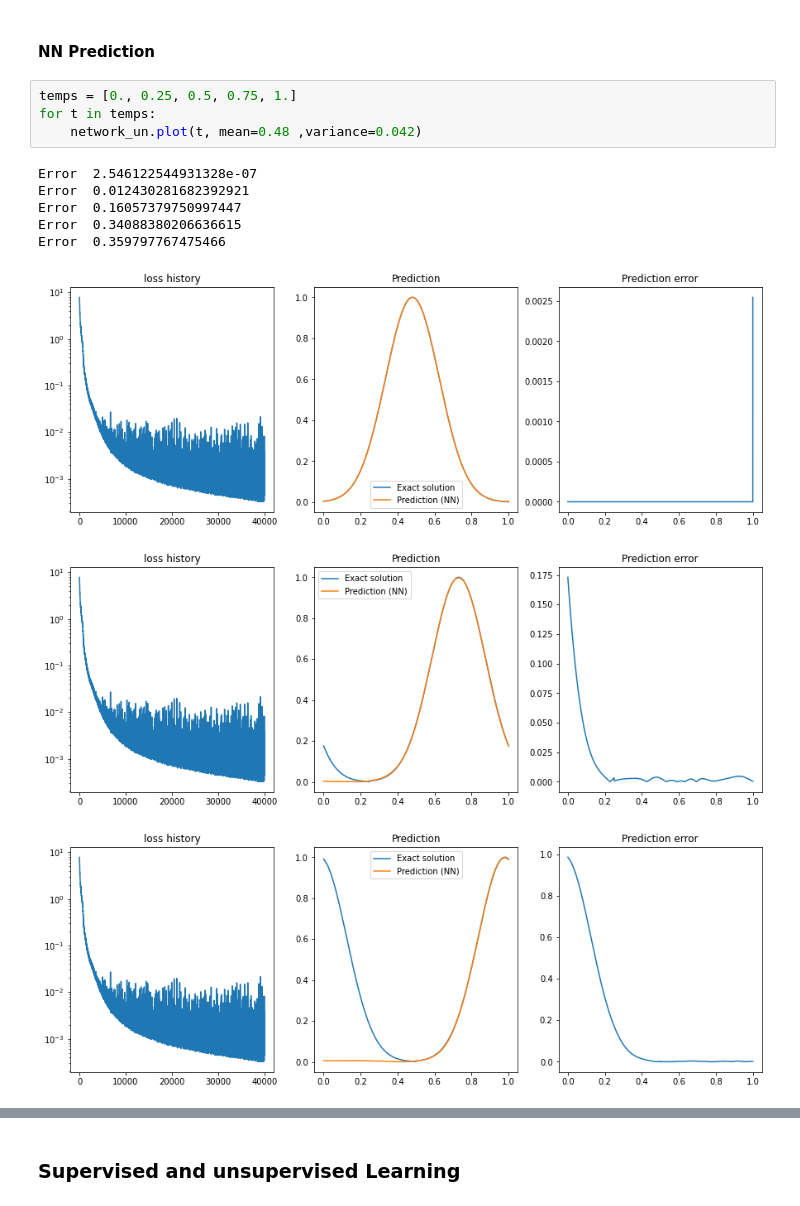
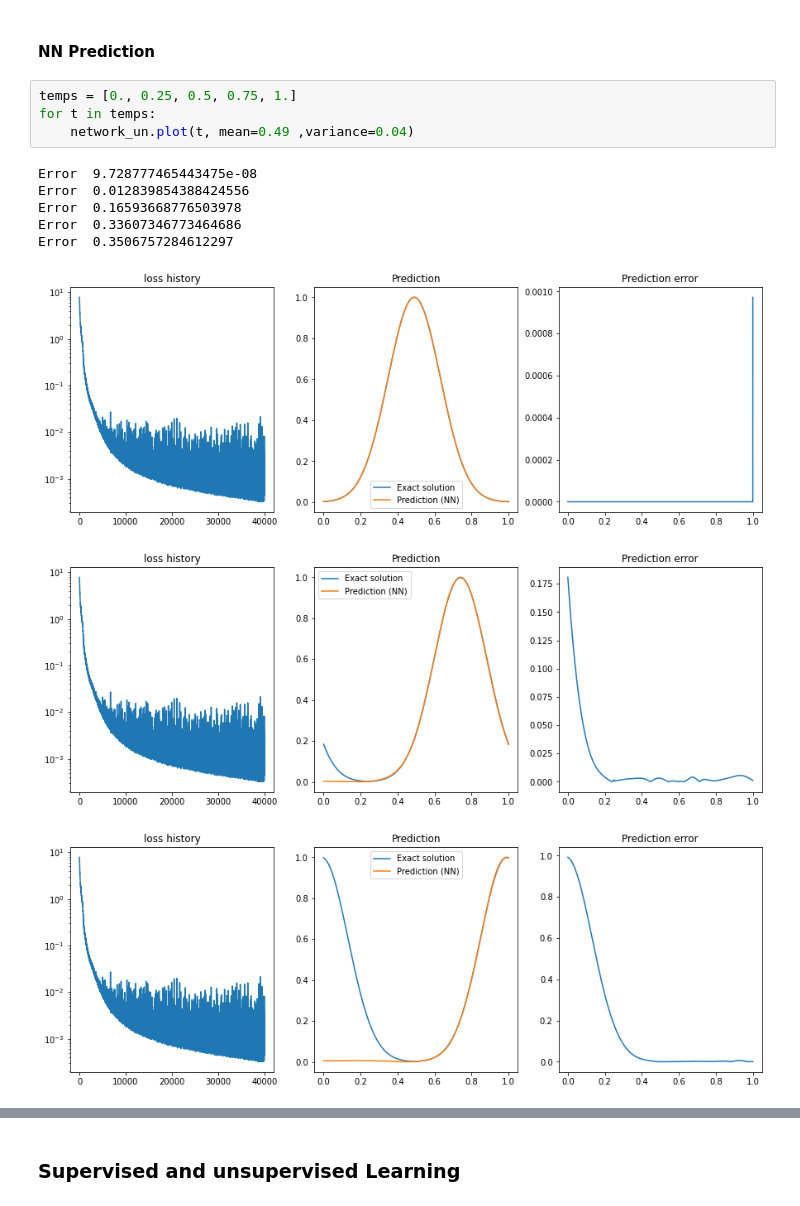
Before and after one commit to dianasolangel/Stage-M1-Deep-Interpolation, a Jupyter notebook: code/Training_augmented_interpolation.ipynb, the cells around one changed output, grey strips where cells are left out. Cells and saved outputs as stored; diff of their text form.

```diff
--- a/code/Training_augmented_interpolation.ipynb
+++ b/code/Training_augmented_interpolation.ipynb
@@ -508,15 +508,15 @@ network loaded successfully
 # %%
 temps = [0., 0.25, 0.5, 0.75, 1.]
 for t in temps:
-    network_un.plot(t, mean=0.48 ,variance=0.042)
+    network_un.plot(t, mean=0.49 ,variance=0.04)
 # %% [output]
-Error  2.546122544931328e-07
-Error  0.012430281682392921
-Error  0.16057379750997447
-Error  0.34088380206636615
-Error  0.359797767475466
+Error  9.728777465443475e-08
+Error  0.012839854388424556
+Error  0.16593668776503978
+Error  0.33607346773464686
+Error  0.3506757284612297
-[figure, old version]
+[figure, new version]
-[figure, old version]
+[figure, new version]
 [figure]
 [figure]
 [figure]
```
Also changed, not shown: parts of 4 cells of this notebook, 2 other files.
